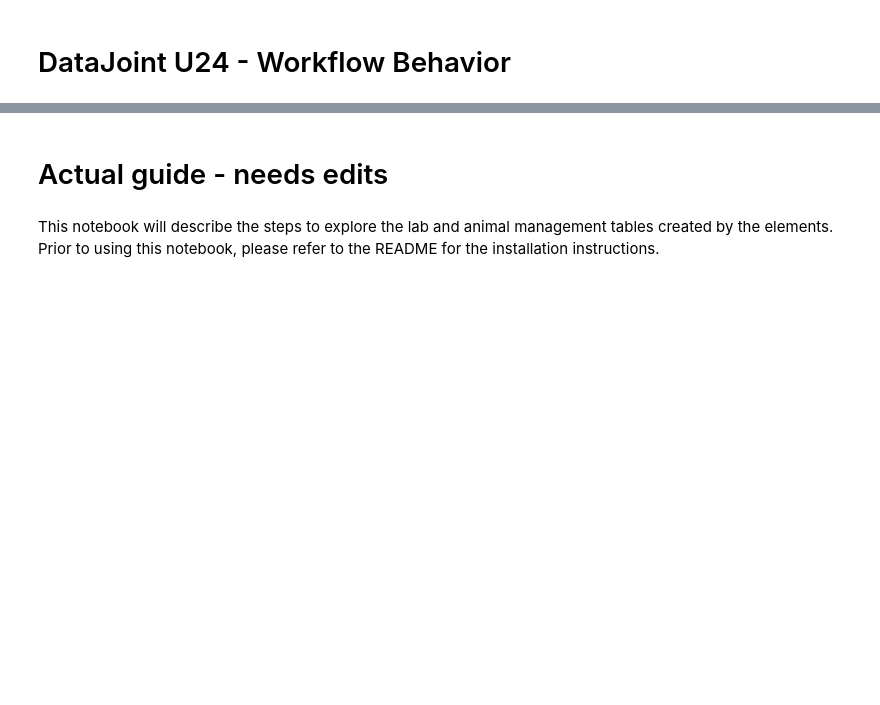
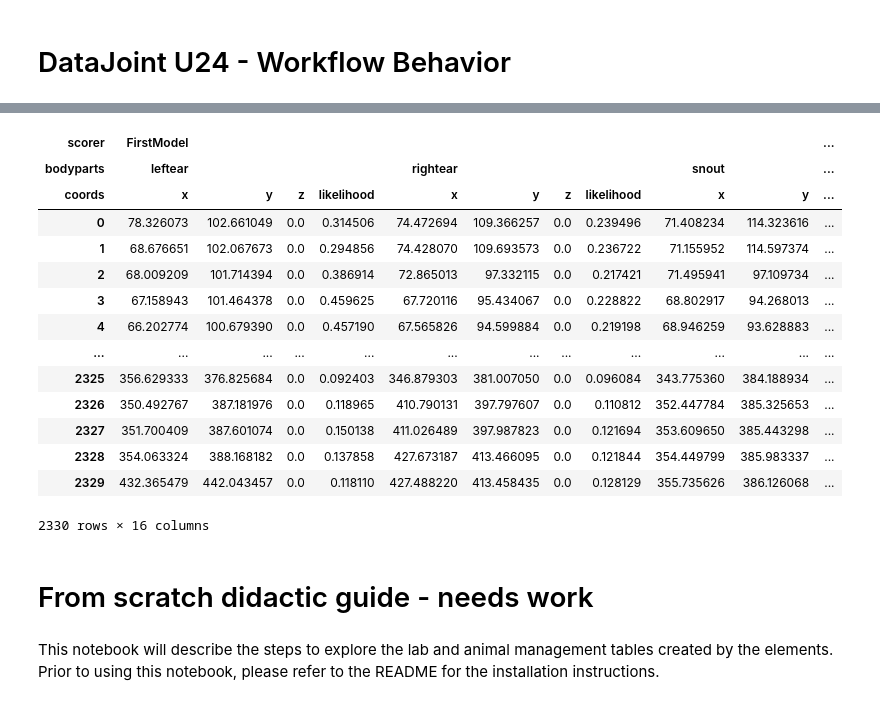
Before and after one commit to datajoint/element-deeplabcut, a Jupyter notebook: notebooks/1_Explore_Workflow.ipynb, the cells around one changed output, grey strips where cells are left out. Drawn from its saved outputs; the diff is of its cells as text; code cells hidden in the pictures; blank space fills up the shorter version.

Commit message:
new notebook for modeling use

```diff
--- a/notebooks/1_Explore_Workflow.ipynb
+++ b/notebooks/1_Explore_Workflow.ipynb
@@ -83,0 +108,2 @@ Total: 9
+# %%
+dlc.ModelTraining.train_model(training_id=1,maxiters=1)
@@ -83,0 +223,6 @@ Total: 9
+# %%
+estim_key = ((dlc.VideoRecording & 'session_datetime>"2021-06-03"').fetch1('KEY'))
+estim_key.update((dlc.Model & 'model_name="FirstModel"').fetch1('KEY'))
+estim_key['task_mode']='trigger'
+dlc.PoseEstimationTask.insert1(estim_key)
+dlc.PoseEstimationTask()
@@ -84,5 +262,23 @@ Total: 9
+# %%
+dlc.PoseEstimation.GetTrajectory(estim_key)
+# %% [output]
+| scorer | FirstModel |  |  |  |  |  |  |  |  |  | ... |
+| bodyparts | leftear |  |  |  | rightear |  |  |  | snout |  | ... |
+| coords | x | y | z | likelihood | x | y | z | likelihood | x | y | ... |
+| 0 | 78.326073 | 102.661049 | 0.0 | 0.314506 | 74.472694 | 109.366257 | 0.0 | 0.239496 | 71.408234 | 114.323616 | ... |
+| 1 | 68.676651 | 102.067673 | 0.0 | 0.294856 | 74.428070 | 109.693573 | 0.0 | 0.236722 | 71.155952 | 114.597374 | ... |
+| 2 | 68.009209 | 101.714394 | 0.0 | 0.386914 | 72.865013 | 97.332115 | 0.0 | 0.217421 | 71.495941 | 97.109734 | ... |
+| 3 | 67.158943 | 101.464378 | 0.0 | 0.459625 | 67.720116 | 95.434067 | 0.0 | 0.228822 | 68.802917 | 94.268013 | ... |
+| 4 | 66.202774 | 100.679390 | 0.0 | 0.457190 | 67.565826 | 94.599884 | 0.0 | 0.219198 | 68.946259 | 93.628883 | ... |
+| ... | ... | ... | ... | ... | ... | ... | ... | ... | ... | ... | ... |
+| 2325 | 356.629333 | 376.825684 | 0.0 | 0.092403 | 346.879303 | 381.007050 | 0.0 | 0.096084 | 343.775360 | 384.188934 | ... |
+| 2326 | 350.492767 | 387.181976 | 0.0 | 0.118965 | 410.790131 | 397.797607 | 0.0 | 0.110812 | 352.447784 | 385.325653 | ... |
+| 2327 | 351.700409 | 387.601074 | 0.0 | 0.150138 | 411.026489 | 397.987823 | 0.0 | 0.121694 | 353.609650 | 385.443298 | ... |
+| 2328 | 354.063324 | 388.168182 | 0.0 | 0.137858 | 427.673187 | 413.466095 | 0.0 | 0.121844 | 354.449799 | 385.983337 | ... |
+| 2329 | 432.365479 | 442.043457 | 0.0 | 0.118110 | 427.488220 | 413.458435 | 0.0 | 0.128129 | 355.735626 | 386.126068 | ... |
+2330 rows × 16 columns
 # %% [markdown]
-# Actual guide - needs edits
+# From scratch didactic guide - needs work
 # %% [markdown]
 This notebook will describe the steps to explore the lab and animal management tables created by the elements.
 Prior to using this notebook, please refer to the README for the installation instructions.
```
Also changed, not shown: parts of 42 cells of this notebook, 13 other files.
